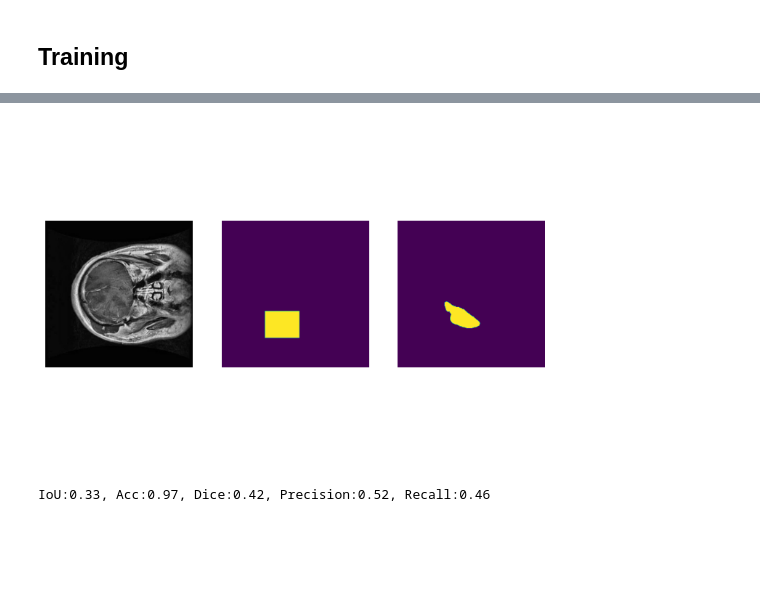
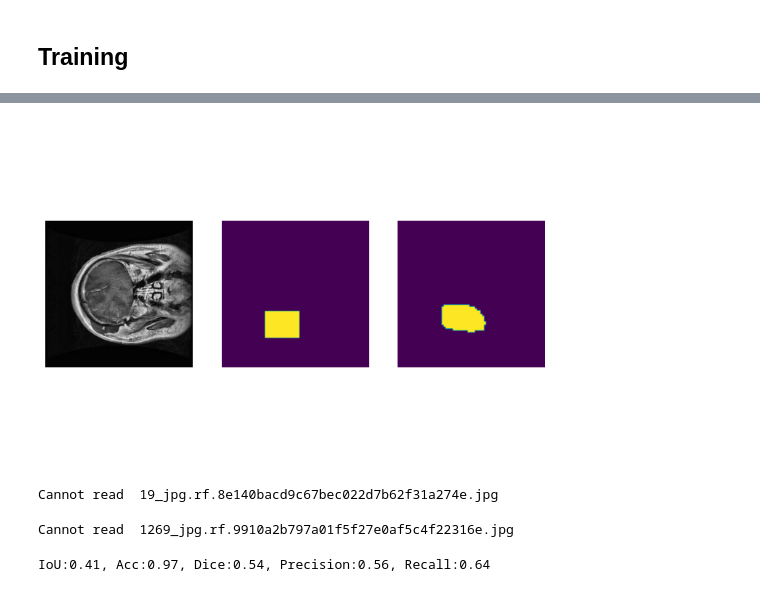
Before and after one commit to 87tana/SemanticSegmentation-in-Medical-Imaging, a Jupyter notebook: Tumor_Semantic_Segmentation_modif.ipynb, the cells around one changed output, grey strips where cells are left out. Cells and saved outputs as stored; diff of their text form; code cells hidden in the pictures; blank space fills up the shorter version.

```diff
--- a/Tumor_Semantic_Segmentation_modif.ipynb
+++ b/Tumor_Semantic_Segmentation_modif.ipynb
@@ -79,13 +58,13 @@ Annotation is missing for image 1380 in train
 # Create train and validation dataloaders
 # Uncomment and use the train dataloader if needed
 
-outputsize = 320
+outputsize = 80
 
 # Train dataloader
-train_dataset = SegmentationDataset(root_dir=root_dir, df=df[df['subset'] == 'train'].reset_index(drop=True), subset='train', outputsize = outputsize, max_samp=224, augment=True)
+train_dataset = SegmentationDataset(root_dir=root_dir, df=df[df['subset'] == 'train'].reset_index(drop=True), subset='train', max_samp=224,outputsize = outputsize, augment=True)
 
 # Validation dataloader
-valid_dataset = SegmentationDataset(root_dir=root_dir, df=df[df['subset'] == 'valid'].reset_index(drop=True), subset='valid', outputsize = outputsize, max_samp=50)
+valid_dataset = SegmentationDataset(root_dir=root_dir, df=df[df['subset'] == 'valid'].reset_index(drop=True), subset='valid', max_samp=50,outputsize = outputsize)
 
 
 # Test dataloader
@@ -140,7 +137,7 @@ torch.cuda.empty_cache()
 Plot train and validation curves
 """
 
-exp_ids = ['exp_15','exp_14']
+exp_ids = ['exp_19','exp_18', 'exp_17', 'exp_15']
 xlim_ = 5
 ylim_ = 0.1
 
@@ -190,14 +187,14 @@ device = torch.device("cuda" if torch.cuda.is_available() else "cpu")
 
 idx= 40
 
-experiments = ['exp_15']
+experiments = ['exp_19']
 ckps = ['ckp_299.pt']
 
 
 img, mask, image_o, mask_o= valid_dataset.__getitem__(idx)
 
 
-model = ResNetBatch().to(device)
+model = ResNet2upskip().to(device)
 
 img = img.unsqueeze(0)
 img = img.to(device)
@@ -228,44 +225,45 @@ for i, exp in enumerate(experiments):
   pred[pred>thresh]=1.0
   pred[pred<=thresh]=0.0
 
   preds.append(pred)
 
 
   #iou_val.append(iou(mask, pred))
   #acc_val.append(accuracy(mask, pred))
   #dice_val.append(dice_coef(mask, pred))
   #prec_val.append(precision_score_(mask, pred))
   #rec_val.append(recall_score_(mask, pred))
 
 
 # Plot the image, mask, and prediction
 fig, axes = plt.subplots (1,4,figsize=(12,6))
 
 
 #for exp in experiments:
  # print('{s} -- IoU:{:.2f}, Acc:{:.2f}, Dice:{:.2f}, Precision:{:.2f}, Recall:{:.2f}\n'.format(exp,iou_val,acc_val,dice_val,prec_val,rec_val))
 
 
 axes[0].imshow(image_o)
 axes[1].imshow(mask_o)
 axes[2].imshow(preds[0])
 #axes[3].imshow(preds[1])
 #axes[4].imshow(preds[2])
 
 for i in range(4):
   axes[i].axis('off')
 # %% [output]
-[figure, old version]
+[figure, new version]
 # %%
+device = torch.device("cuda" if torch.cuda.is_available() else "cpu")
 
-device = torch.device("cuda" if torch.cuda.is_available() else "cpu")
-model = ResNetBatch().to(device)
+model= ResNet2upskip().to(device)
+# Load the trained model
+ckp_path = os.path.join('Model_Checkpoints','exp_19','ckp_120.pt')
 
-# Load the trained model
-ckp_path = os.path.join('Model_Checkpoints','exp_15','ckp_290.pt')
-
-iou_val,acc_val,dice_val,prec_val,rec_val = evaluate(model, ckp_path, device, valid_dataset)
+iou_val,acc_val,dice_val,prec_val,rec_val = evaluate(model, ckp_path, device, SegmentationDataset(root_dir=root_dir, df=df[df['subset'] == 'valid'].reset_index(drop=True), subset='valid', outputsize = outputsize))
 
 print('\nIoU:{:.2f}, Acc:{:.2f}, Dice:{:.2f}, Precision:{:.2f}, Recall:{:.2f}'.format(iou_val,acc_val,dice_val,prec_val,rec_val))
 # %% [output]
-IoU:0.33, Acc:0.97, Dice:0.42, Precision:0.52, Recall:0.46
+Cannot read  19_jpg.rf.8e140bacd9c67bec022d7b62f31a274e.jpg
+Cannot read  1269_jpg.rf.9910a2b797a01f5f27e0af5c4f22316e.jpg
+IoU:0.41, Acc:0.97, Dice:0.54, Precision:0.56, Recall:0.64
```
Also changed, not shown: parts of 7 cells of this notebook.
